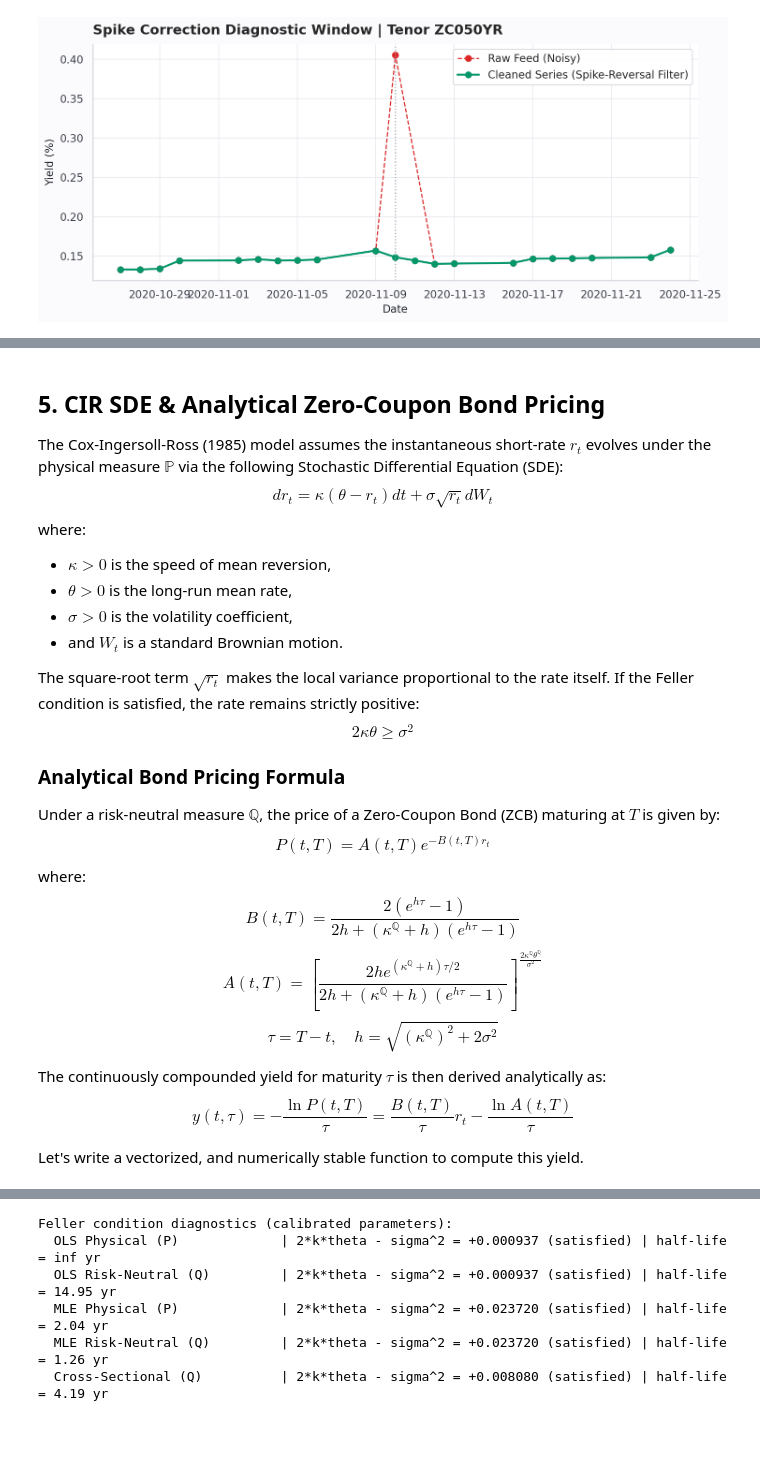
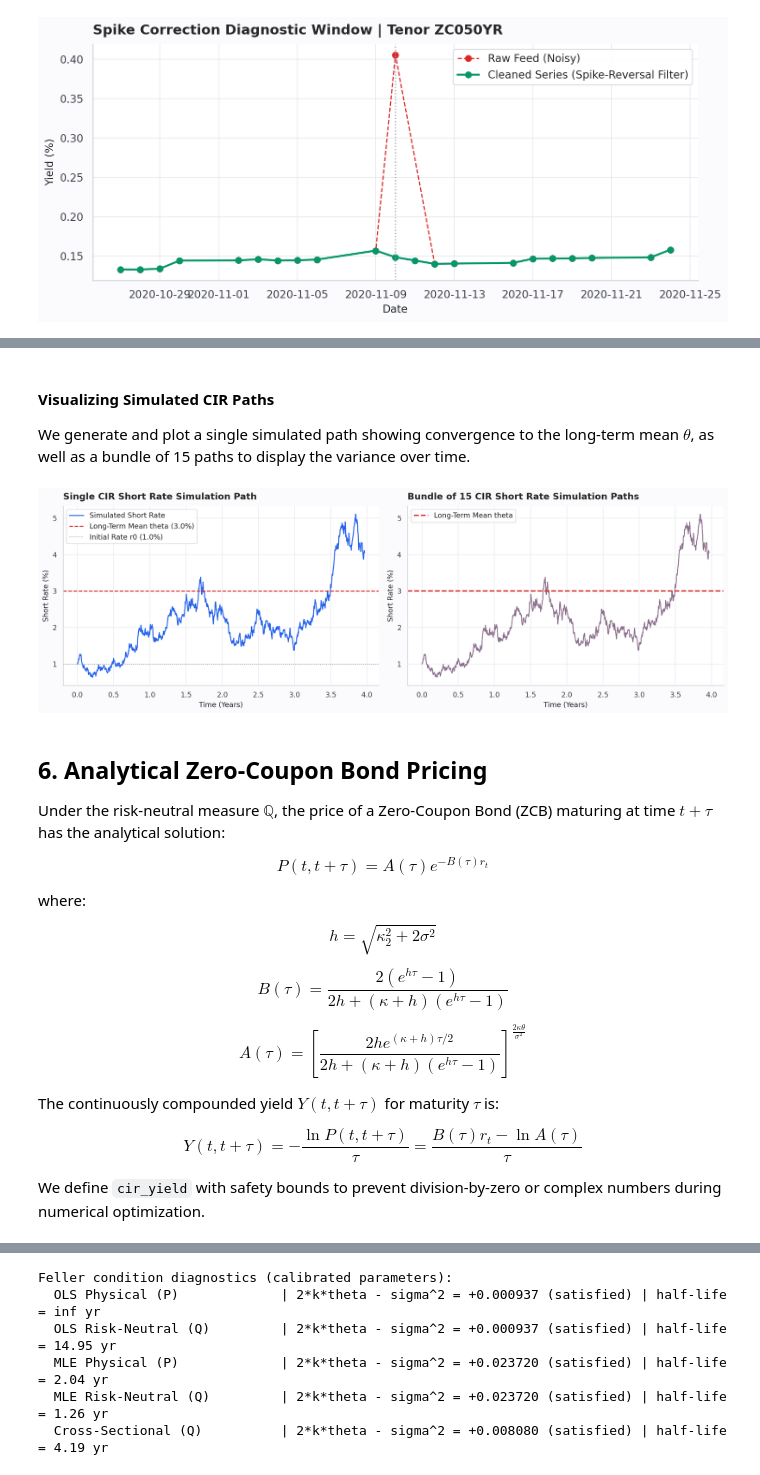
Before and after one commit to manishkg27/Stochastic-Interest-Rate-Modelling-and-Prediction, a Jupyter notebook: Stochastic_Interest_Rate_Modelling.ipynb, the cells around one changed output, grey strips where cells are left out. Cells and saved outputs as stored; diff of their text form; code cells hidden in the pictures; blank space fills up the shorter version.

```diff
--- a/Stochastic_Interest_Rate_Modelling.ipynb
+++ b/Stochastic_Interest_Rate_Modelling.ipynb
@@ -331,29 +489,60 @@ Model reconstructs 8 tenors (6M–30Y); OOS evaluation on 4 held-out tenors: ['6
+# %% [markdown]
+#### **Visualizing Simulated CIR Paths**
+
+We generate and plot a single simulated path showing convergence to the long-term mean $\theta$, as well as a bundle of 15 paths to display the variance over time.
+# %%
+fig, axes = plt.subplots(1, 2, figsize=(15, 5), dpi=150)
+
+# Panel 1: Single Path simulation
+axes[0].plot(np.arange(n_steps) * dt, single_path * 100, color=PALETTE['predicted'], linewidth=1.5, label='Simulated Short Rate')
+axes[0].axhline(sim_theta * 100, color=PALETTE['accent'], linestyle='--', linewidth=1.5, label=f'Long-Term Mean theta ({sim_theta*100}%)')
+axes[0].axhline(sim_r0 * 100, color=PALETTE['muted'], linestyle=':', linewidth=1.2, label=f'Initial Rate r0 ({sim_r0*100}%)')
+axes[0].set_title('Single CIR Short Rate Simulation Path', loc='left', pad=10)
+axes[0].set_xlabel('Time (Years)')
+axes[0].set_ylabel('Short Rate (%)')
+axes[0].legend(loc='best')
+axes[0].spines['top'].set_visible(False)
+axes[0].spines['right'].set_visible(False)
+
+# Panel 2: Multiple Paths simulation
+np.random.seed(100) # different seed for bundle variance
+for i in range(15):
+    path = simulate_cir(sim_kappa, sim_theta, sim_sigma, sim_r0, n_steps, dt)
+    # adjust seed slightly for path variation
+    np.random.seed(100 + i)
+    axes[1].plot(np.arange(n_steps) * dt, path * 100, alpha=0.7, linewidth=1.0)
+axes[1].axhline(sim_theta * 100, color=PALETTE['accent'], linestyle='--', linewidth=2.0, label=f'Long-Term Mean theta')
+axes[1].set_title('Bundle of 15 CIR Short Rate Simulation Paths', loc='left', pad=10)
+axes[1].set_xlabel('Time (Years)')
+axes[1].set_ylabel('Short Rate (%)')
+axes[1].legend(loc='best')
+axes[1].spines['top'].set_visible(False)
+axes[1].spines['right'].set_visible(False)
+
+plt.tight_layout()
+plt.show()
+# %% [output]
+[figure, added]
 # %% [markdown]
-## **5. CIR SDE & Analytical Zero-Coupon Bond Pricing**
+## **6. Analytical Zero-Coupon Bond Pricing**
 
-The Cox-Ingersoll-Ross (1985) model assumes the instantaneous short-rate $r_t$ evolves under the physical measure $\mathbb{P}$ via the following Stochastic Differential Equation (SDE):
-$$dr_t = \kappa(\theta - r_t)dt + \sigma \sqrt{r_t} dW_t$$
+Under the risk-neutral measure $\mathbb{Q}$, the price of a Zero-Coupon Bond (ZCB) maturing at time $t + \tau$ has the analytical solution:
+
+$$P(t, t+\tau) = A(\tau)e^{-B(\tau)r_t}$$
+
 where:
-- $\kappa > 0$ is the speed of mean reversion,
-- $\theta > 0$ is the long-run mean rate,
-- $\sigma > 0$ is the volatility coefficient,
-- and $W_t$ is a standard Brownian motion.
 
-The square-root term $\sqrt{r_t}$ makes the local variance proportional to the rate itself. If the Feller condition is satisfied, the rate remains strictly positive:
-$$2\kappa\theta \geq \sigma^2$$
+$$h = \sqrt{\kappa_2^2 + 2\sigma^2}$$
 
-### **Analytical Bond Pricing Formula**
-Under a risk-neutral measure $\mathbb{Q}$, the price of a Zero-Coupon Bond (ZCB) maturing at $T$ is given by:
-$$P(t, T) = A(t, T)e^{-B(t, T)r_t}$$
-where:
-$$B(t, T) = \frac{2(e^{h\tau} - 1)}{2h + (\kappa^{\mathbb{Q}} + h)(e^{h\tau} - 1)}$$
-$$A(t, T) = \left[ \frac{2h e^{(\kappa^{\mathbb{Q}} + h)\tau/2}}{2h + (\kappa^{\mathbb{Q}} + h)(e^{h\tau} - 1)} \right]^{\frac{2\kappa^{\mathbb{Q}}\theta^{\mathbb{Q}}}{\sigma^2}}$$
-$$\tau = T - t, \quad h = \sqrt{(\kappa^{\mathbb{Q}})^2 + 2\sigma^2}$$
+$$B(\tau) = \frac{2(e^{h\tau} - 1)}{2h + (\kappa + h)(e^{h\tau} - 1)}$$
 
-The continuously compounded yield for maturity $\tau$ is then derived analytically as:
-$$y(t, \tau) = -\frac{\ln P(t, T)}{\tau} = \frac{B(t, T)}{\tau} r_t - \frac{\ln A(t, T)}{\tau}$$
+$$A(\tau) = \left[ \frac{2h e^{(\kappa+h)\tau/2}}{2h + (\kappa+h)(e^{h\tau} - 1)} \right]^{\frac{2\kappa\theta}{\sigma^2}}$$
 
-Let's write a vectorized, and numerically stable function to compute this yield.
+The continuously compounded yield $Y(t, t+\tau)$ for maturity $\tau$ is:
+
+$$Y(t, t+\tau) = -\frac{\ln P(t, t+\tau)}{\tau} = \frac{B(\tau)r_t - \ln A(\tau)}{\tau}$$
+
+We define `cir_yield` with safety bounds to prevent division-by-zero or complex numbers during numerical optimization.
 # %%
 def cir_yield(r, tau, k, t, s):
     """
```
Also changed, not shown: parts of 43 cells of this notebook.
